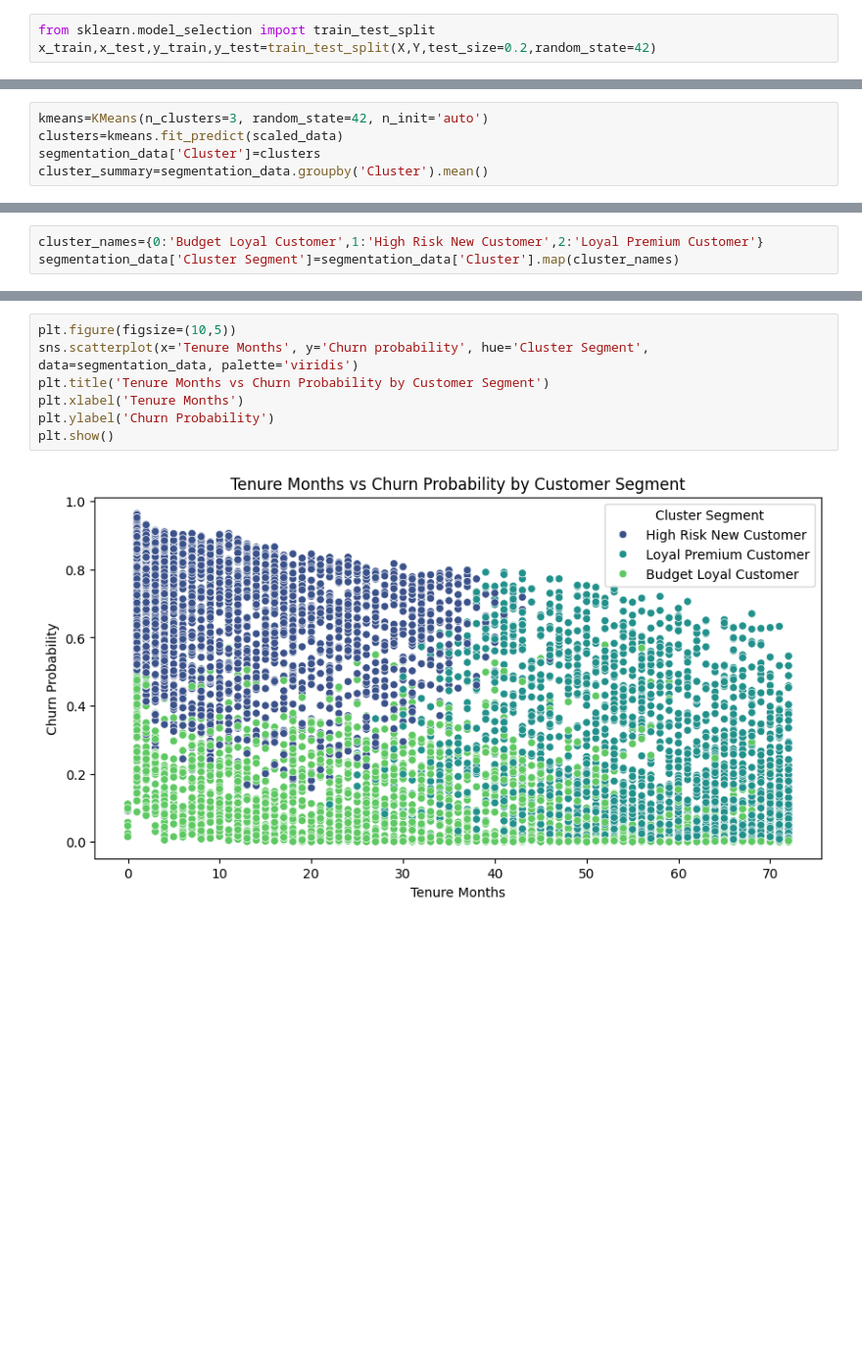
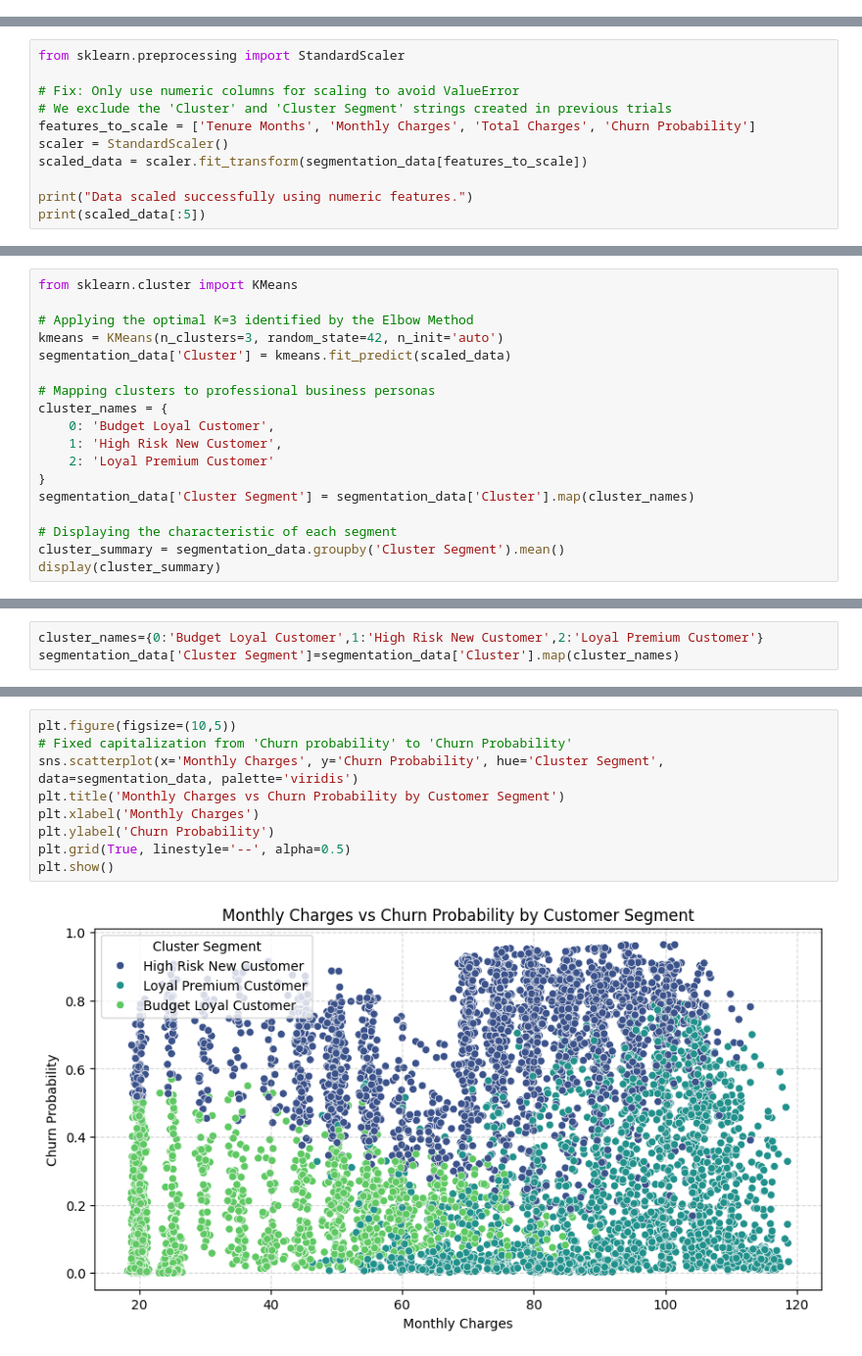
Before and after one commit to Piyush-0369/Customer_Segmentation, a Jupyter notebook: CBSOT_Customer_segmentation.ipynb, the cells around one changed output, grey strips where cells are left out. Shown at 98% size. Drawn from its saved outputs; the diff is of its cells as text; blank space fills up the shorter version.

Commit message:
Updated recall and accuracy for customer segmentation

```diff
--- a/CBSOT_Customer_segmentation.ipynb
+++ b/CBSOT_Customer_segmentation.ipynb
@@ -260,3 +241,0 @@ Machine Learning Implementation
-# %%
-from sklearn.model_selection import train_test_split
-x_train,x_test,y_train,y_test=train_test_split(X,Y,test_size=0.2,random_state=42)
@@ -466,0 +558,11 @@ print(scaled_data[:5])
+# %%
+from sklearn.preprocessing import StandardScaler
+
+# Fix: Only use numeric columns for scaling to avoid ValueError
+# We exclude the 'Cluster' and 'Cluster Segment' strings created in previous trials
+features_to_scale = ['Tenure Months', 'Monthly Charges', 'Total Charges', 'Churn Probability']
+scaler = StandardScaler()
+scaled_data = scaler.fit_transform(segmentation_data[features_to_scale])
+
+print("Data scaled successfully using numeric features.")
+print(scaled_data[:5])
@@ -480,8 +589,21 @@ plt.title("Elbow Method for Optimal K")
 plt.show()
 # %% [output]
 [figure]
-# %%
-kmeans=KMeans(n_clusters=3, random_state=42, n_init='auto')
-clusters=kmeans.fit_predict(scaled_data)
-segmentation_data['Cluster']=clusters
-cluster_summary=segmentation_data.groupby('Cluster').mean()
+# %%
+from sklearn.cluster import KMeans
+
+# Applying the optimal K=3 identified by the Elbow Method
+kmeans = KMeans(n_clusters=3, random_state=42, n_init='auto')
+segmentation_data['Cluster'] = kmeans.fit_predict(scaled_data)
+
+# Mapping clusters to professional business personas
+cluster_names = {
+    0: 'Budget Loyal Customer',
+    1: 'High Risk New Customer',
+    2: 'Loyal Premium Customer'
+}
+segmentation_data['Cluster Segment'] = segmentation_data['Cluster'].map(cluster_names)
+
+# Displaying the characteristic of each segment
+cluster_summary = segmentation_data.groupby('Cluster Segment').mean()
+display(cluster_summary)
@@ -491,9 +634,11 @@ segmentation_data['Cluster Segment']=segmentation_data['Cluster'].map(cluster_na
 # %%
 plt.figure(figsize=(10,5))
-sns.scatterplot(x='Tenure Months', y='Churn probability', hue='Cluster Segment', data=segmentation_data, palette='viridis')
-plt.title('Tenure Months vs Churn Probability by Customer Segment')
-plt.xlabel('Tenure Months')
+# Fixed capitalization from 'Churn probability' to 'Churn Probability'
+sns.scatterplot(x='Monthly Charges', y='Churn Probability', hue='Cluster Segment', data=segmentation_data, palette='viridis')
+plt.title('Monthly Charges vs Churn Probability by Customer Segment')
+plt.xlabel('Monthly Charges')
 plt.ylabel('Churn Probability')
+plt.grid(True, linestyle='--', alpha=0.5)
 plt.show()
 # %% [output]
-[figure, old version]
+[figure, new version]
```
Also changed, not shown: parts of 59 cells of this notebook.
